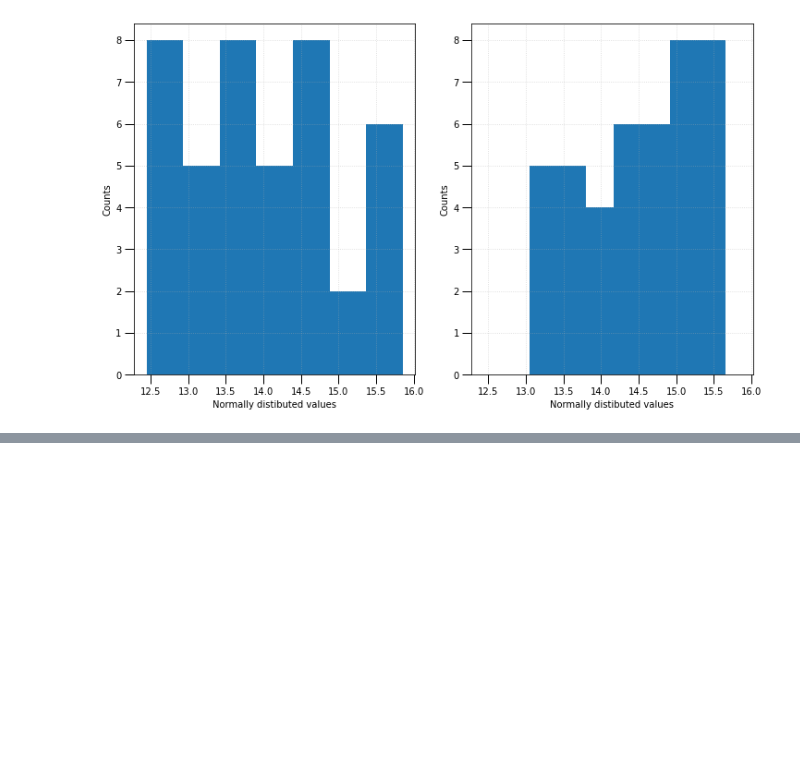
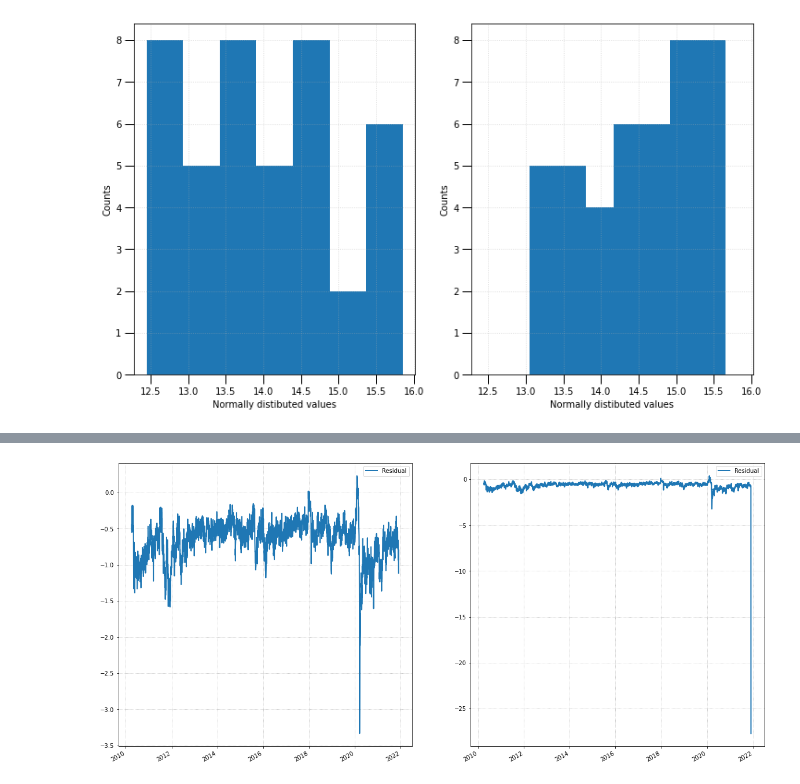
Before and after one commit to aidinattar/Volatility-carry-trading-strategy, a Jupyter notebook: Project.ipynb, the cells around one changed output, grey strips where cells are left out. Drawn from its saved outputs; the diff is of its cells as text; code cells hidden in the pictures; blank space fills up the shorter version.

```diff
--- a/Project.ipynb
+++ b/Project.ipynb
@@ -395,0 +540,18 @@ plt.show()
+# %%
+UX1['resid'] = np.sqrt(UX1['mean_sim']) - UX1['PX_LAST']
+UX2['resid'] = np.sqrt(UX2['mean_sim']) - UX2['PX_LAST']
+# %%
+fig, ax = plt.subplots(ncols=2, figsize=(20,10))
+
+ax[0].plot(UX1.index, UX1.resid, lw=2, label='Residual')
+ax[0].grid(linestyle='dotted')
+ax[0].legend(loc='best')
+
+ax[1].plot(UX2.index, UX2.resid, lw=2, label='Residual')
+ax[1].grid(linestyle='dotted')
+ax[1].legend(loc='best')
+
+fig.autofmt_xdate()
+plt.show()
+# %% [output]
+[figure, added]
```
Also changed, not shown: parts of 15 cells of this notebook, 4 other files.
